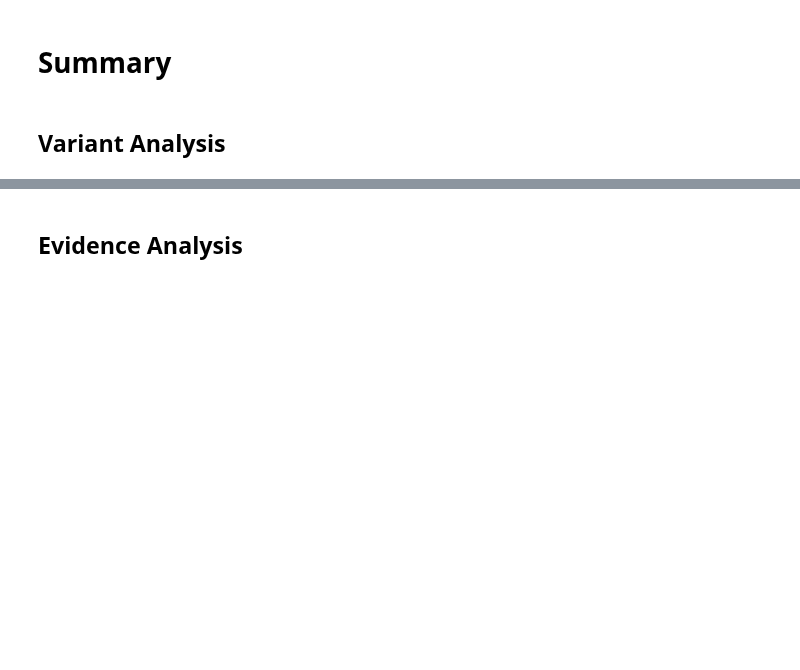
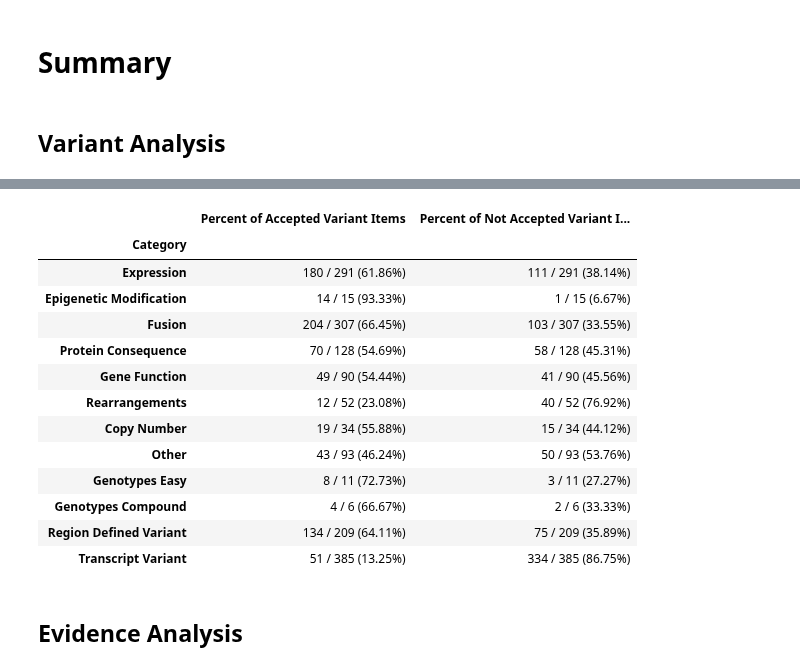
Before and after one commit to cancervariants/variation-normalization, a Jupyter notebook: notebooks/analysis/civic/civic_evidence_analysis.ipynb, the cells around one changed output, grey strips where cells are left out. Cells and saved outputs as stored; diff of their text form; code cells hidden in the pictures; blank space fills up the shorter version.

Commit message:
removed index column from final tables

```diff
--- a/notebooks/analysis/civic/civic_evidence_analysis.ipynb
+++ b/notebooks/analysis/civic/civic_evidence_analysis.ipynb
@@ -1046,3 +1038,21 @@ not_supported_variant_percent_evidence_df
+# %%
+not_supported_variant_percent_evidence_df = not_supported_variant_percent_evidence_df.set_index('Category')
+not_supported_variant_percent_evidence_df
+# %% [output]
+|  | Percent of Accepted Variant Items | Percent of Not Accepted Variant I... |
+| Category |  |  |
+| Expression | 180 / 291 (61.86%) | 111 / 291 (38.14%) |
+| Epigenetic Modification | 14 / 15 (93.33%) | 1 / 15 (6.67%) |
+| Fusion | 204 / 307 (66.45%) | 103 / 307 (33.55%) |
+| Protein Consequence | 70 / 128 (54.69%) | 58 / 128 (45.31%) |
+| Gene Function | 49 / 90 (54.44%) | 41 / 90 (45.56%) |
+| Rearrangements | 12 / 52 (23.08%) | 40 / 52 (76.92%) |
+| Copy Number | 19 / 34 (55.88%) | 15 / 34 (44.12%) |
+| Other | 43 / 93 (46.24%) | 50 / 93 (53.76%) |
+| Genotypes Easy | 8 / 11 (72.73%) | 3 / 11 (27.27%) |
+| Genotypes Compound | 4 / 6 (66.67%) | 2 / 6 (33.33%) |
+| Region Defined Variant | 134 / 209 (64.11%) | 75 / 209 (35.89%) |
+| Transcript Variant | 51 / 385 (13.25%) | 334 / 385 (86.75%) |
 # %% [markdown]
 ## Evidence Analysis
 # %%
```
Also changed, not shown: parts of 21 cells of this notebook.
